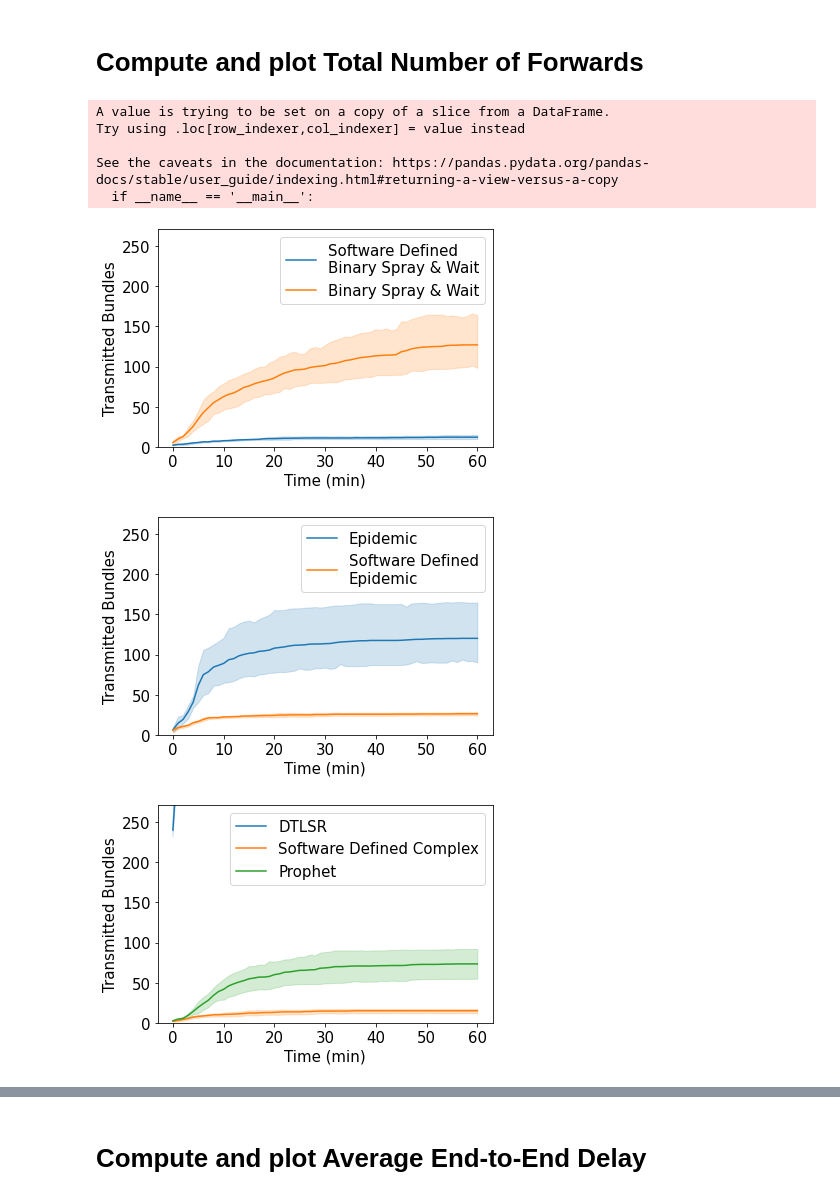
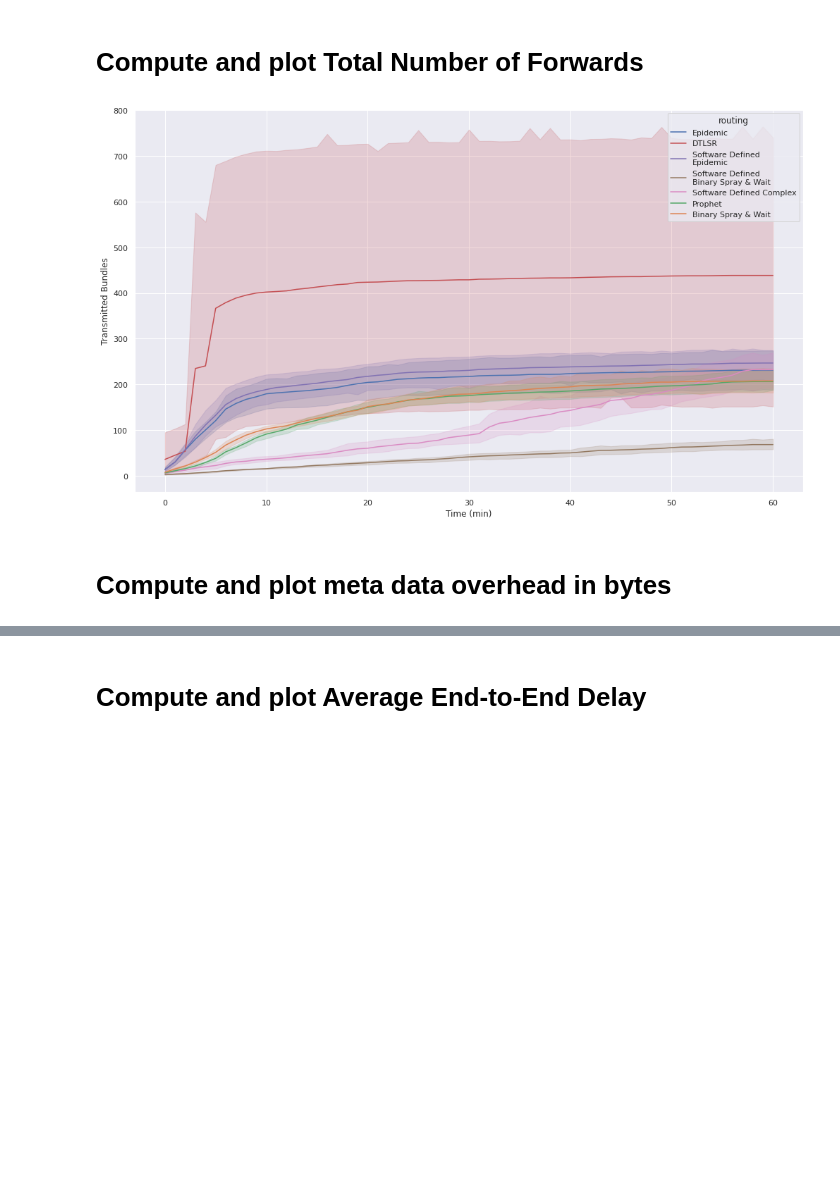
Before and after one commit to umr-ds/progdtn-evaluation, a Jupyter notebook: evaluation/paper/runtimes.ipynb, the cells around one changed output, grey strips where cells are left out. Drawn from its saved outputs; the diff is of its cells as text; code cells hidden in the pictures; blank space fills up the shorter version.

```diff
--- a/evaluation/paper/runtimes.ipynb
+++ b/evaluation/paper/runtimes.ipynb
@@ -62,4 +80,4 @@ Parsing done
 types = node_types(scenario_path="/home/jovyan/work/scenarios/wanderwege/wanderwege.xml")
 type_frame = pd.DataFrame(types.items(), columns=["node", "node_type"])
 # %%
-event_frame = event_frame.merge(type_frame, how="left", on="node")
+merged_df = raw_events.merge(type_frame, how="left", on="node")
@@ -68,11 +114,14 @@ event_frame = event_frame.merge(type_frame, how="left", on="node")
 # %%
 def bundle_distribution(event_frame: pd.DataFrame) -> DataFrame:
     simulation_data = event_frame.set_index("timestamp")
-    instances = simulation_data[simulation_data.event == "reception"].groupby("sim_instance_id")
+    instances = simulation_data[simulation_data.event == "reception"].groupby(["sim_instance_id", "meta"])
     runtimes = []
 
     big_fat_dataframe = DataFrame()
     for _, instance in instances:
+        if instance["meta"][0] == True:
+            continue
+
         simulation_start = instance.index[0]
         instance["since_start"] = instance.index - simulation_start
         instance = instance.set_index("since_start")
@@ -86,54 +135,25 @@ def bundle_distribution(event_frame: pd.DataFrame) -> DataFrame:
         new_bundles["routing"] = instance["routing"][0]
         new_bundles["reception_accumulated"] = new_bundles["reception_count"].cumsum()
 
-        new_bundles.loc[new_bundles['routing'] == 'epidemic', 'routing'] = 'Epidemic'
-        new_bundles.loc[new_bundles['routing'] == 'binary_spray', 'routing'] = 'Binary Spray & Wait'
-        new_bundles.loc[new_bundles['routing'] == 'prophet', 'routing'] = 'Prophet'
-        new_bundles.loc[new_bundles['routing'] == 'dtlsr', 'routing'] = 'DTLSR'
-        new_bundles.loc[new_bundles['routing'] == 'context_epidemic', 'routing'] = 'Software Defined\nEpidemic'
-        new_bundles.loc[new_bundles['routing'] == 'context_spray', 'routing'] = 'Software Defined\nBinary Spray & Wait'
-        new_bundles.loc[new_bundles['routing'] == 'context_complex', 'routing'] = 'Software Defined Complex'
-
         big_fat_dataframe = big_fat_dataframe.append(new_bundles)
 
     return big_fat_dataframe
-
-
-big_fat_dataframe = bundle_distribution(event_frame)
-# %% [output]
-A value is trying to be set on a copy of a slice from a DataFrame.
-Try using .loc[row_indexer,col_indexer] = value instead
-
-See the caveats in the documentation: https://pandas.pydata.org/pandas-docs/stable/user_guide/indexing.html#returning-a-view-versus-a-copy
-  if __name__ == '__main__':
-# %%
-def plot_accumulated(groups):
-    cleared_df = big_fat_dataframe[big_fat_dataframe['routing'].isin(groups)]
-
-    ax = sns.lineplot(
-        x=cleared_df.index,
-        y='reception_accumulated',
-        data=cleared_df,
-        hue="routing",
-        legend="full",
-    )
-
-    handles, labels = ax.get_legend_handles_labels()
-    ax.legend(handles=handles[1:], labels=labels[1:])
-
-    ax.set(xlabel='Time (min)', ylabel='Transmitted Bundles', ylim=[0,271])
-
-    plt.show()
-
-groups = [
-    ["Binary Spray & Wait", "Software Defined\nBinary Spray & Wait"],
-    ["Epidemic", "Software Defined\nEpidemic"],
-    ["Prophet", "DTLSR", "Software Defined Complex"],
-]
-
-for group in groups:
-    plot_accumulated(group)
-# %% [output]
-[figure, removed]
-[figure, removed]
-[figure, removed]
+# %%
+def plot_accumulated(big_fat_dataframe):
+    fig, ax = plt.subplots(figsize=(17, 10))
+    ax = sns.lineplot(
+        x=big_fat_dataframe.index,
+        y='reception_accumulated',
+        data=big_fat_dataframe,
+        hue="routing",
+        palette=color_mapping,
+        ax=ax
+    )
+
+    ax.set(xlabel='Time (min)', ylabel='Transmitted Bundles')
+
+plot_accumulated(bundle_distribution(event_frame))
+# %% [output]
+[figure, added]
+# %% [markdown]
+# Compute and plot meta data overhead in bytes
```
Also changed, not shown: parts of 23 cells of this notebook, 4 other files.
